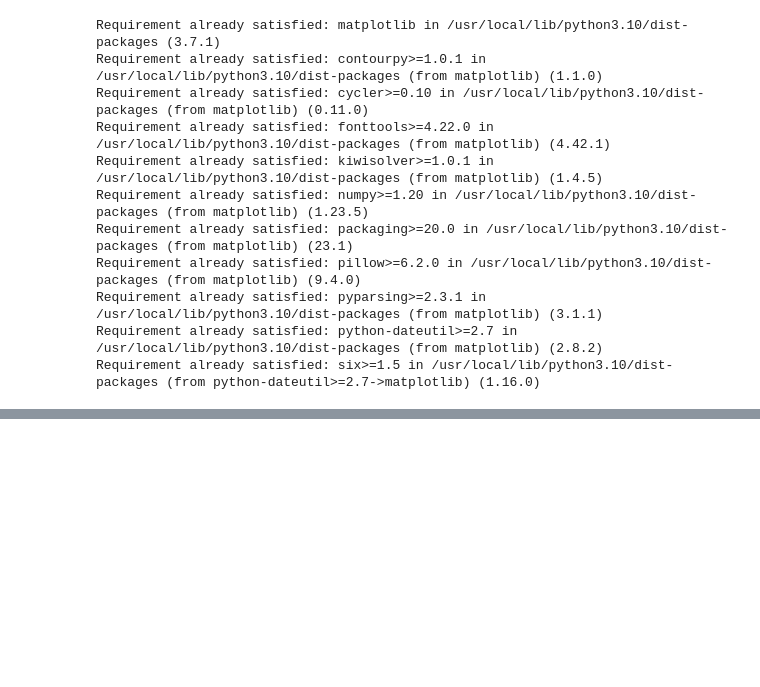
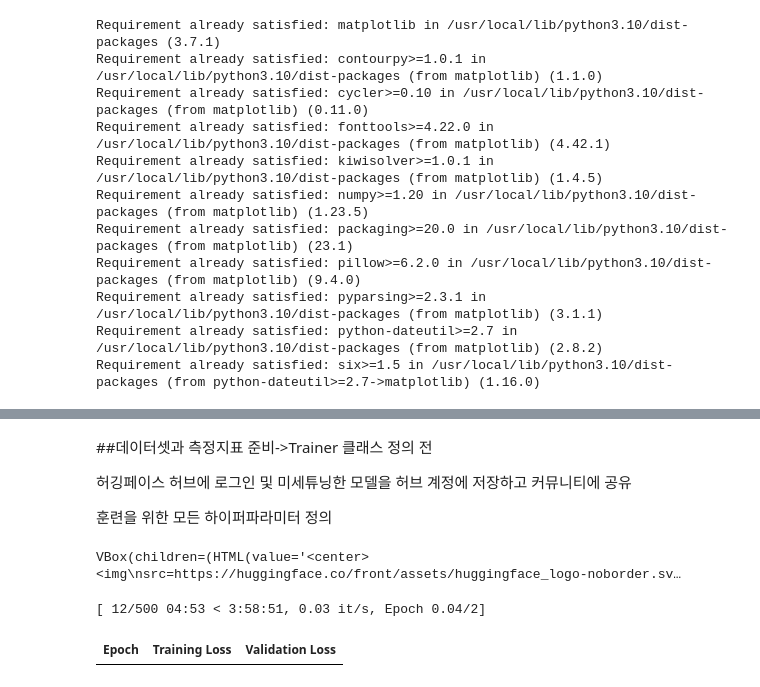
Before and after one commit to Kim-Yeon-Jun/Transformer, a Jupyter notebook: Tfch_2.ipynb, the cells around one changed output, grey strips where cells are left out. Drawn from its saved outputs; the diff is of its cells as text; code cells hidden in the pictures; blank space fills up the shorter version.

```diff
--- a/Tfch_2.ipynb
+++ b/Tfch_2.ipynb
@@ -126,0 +305,7 @@ plt.show()
+# %%
+# 트랜스포머를 특성 추출기로 사용하기
+#사전 훈련된 모델 사용
+from transformers import AutoModel
+model_ckpt = "distilbert-base-uncased"
+device = torch.device("cuda" if torch.cuda.is_available() else "cpu")
+model = AutoModel.from_pretrained(model_ckpt).to(device)
@@ -126,0 +357,3 @@ plt.show()
+# %%
+#모델의 입력 요구(텐서)에 맞게 input_ids와 attention_mask 열을  torch 포맷으로 변경
+emotions_encoded.set_format("torch", columns=["input_ids", "attention_mask", "label"])
@@ -126,0 +457,6 @@ plt.show()
+# %%
+#사전 훈련된 모델 로드
+from transformers import AutoModelForSequenceClassification
+
+num_labels = 6
+model = (AutoModelForSequenceClassification.from_pretrained(model_ckpt, num_labels=num_labels).to(device))
@@ -126,0 +472,44 @@ plt.show()
+# %% [markdown]
+##데이터셋과 측정지표 준비->Trainer 클래스 정의 전
+
+허깅페이스 허브에 로그인 및 미세튜닝한 모델을 허브 계정에 저장하고 커뮤니티에 공유
+
+훈련을 위한 모든 하이퍼파라미터 정의
+# %%
+# 모델 훈련
+from huggingface_hub import notebook_login
+
+notebook_login()
+# %% [output]
+VBox(children=(HTML(value='<center> <img\nsrc=https://huggingface.co/front/assets/huggingface_logo-noborder.sv…
+# %%
+from transformers import Trainer, TrainingArguments
+
+batch_size = 64
+logging_steps = len(emotions_encoded["train"])
+model_name = f"{model_ckpt}-finetuned-emotion"
+training_args = TrainingArguments(output_dir = model_name,
+                                  num_train_epochs=2,
+                                  learning_rate=2e-5,
+                                  per_device_train_batch_size=batch_size,
+                                  per_device_eval_batch_size=batch_size,
+                                  weight_decay=0.01,
+                                  evaluation_strategy="epoch",
+                                  disable_tqdm=False,
+                                  logging_steps=logging_steps,
+                                  push_to_hub=True,
+                                  save_strategy="epoch",
+                                  load_best_model_at_end=True,
+                                  log_level="error")
+# %%
+from transformers import Trainer
+
+trainer = Trainer(model=model, args=training_args,
+                  compute_metrics=compute_metrics,
+                  train_dataset=emotions_encoded["train"],
+                  eval_dataset=emotions_encoded["validation"],
+                  tokenizer=tokenizer)
+trainer.train()
+# %% [output]
+[ 12/500 04:53 < 3:58:51, 0.03 it/s, Epoch 0.04/2]
+| Epoch | Training Loss | Validation Loss |
```
Also changed, not shown: parts of 56 cells of this notebook.
